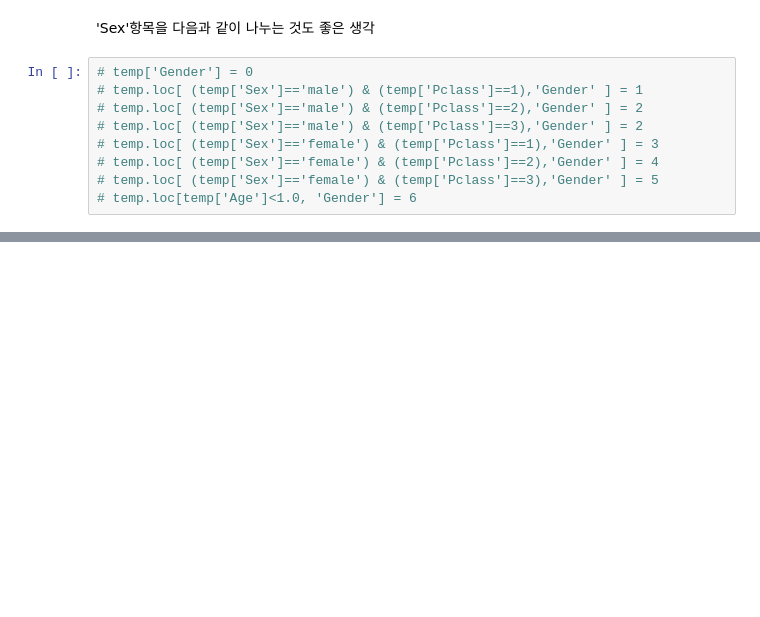
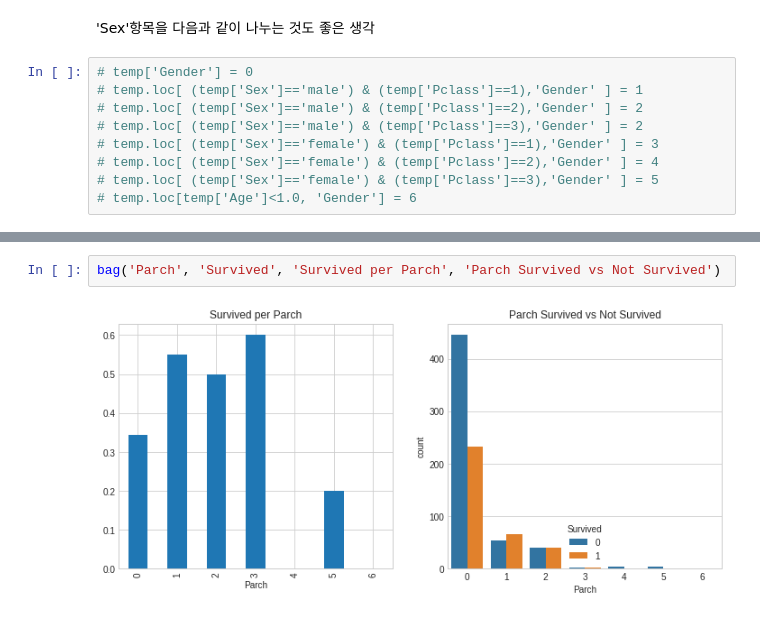
Before and after one commit to wonyoung-ji/statistics, a Jupyter notebook: kaggle/kaggle_titanic.ipynb, the cells around one changed output, grey strips where cells are left out. Cells and saved outputs as stored; diff of their text form; blank space fills up the shorter version.

```diff
--- a/kaggle/kaggle_titanic.ipynb
+++ b/kaggle/kaggle_titanic.ipynb
@@ -740,0 +1080,4 @@ pd.crosstab([train.Sex, train.Survived], train.Pclass, margins = True).style.bac
+# %%
+bag('Parch', 'Survived', 'Survived per Parch', 'Parch Survived vs Not Survived')
+# %% [output]
+[figure, added]
```
Also changed, not shown: parts of 42 cells of this notebook.
